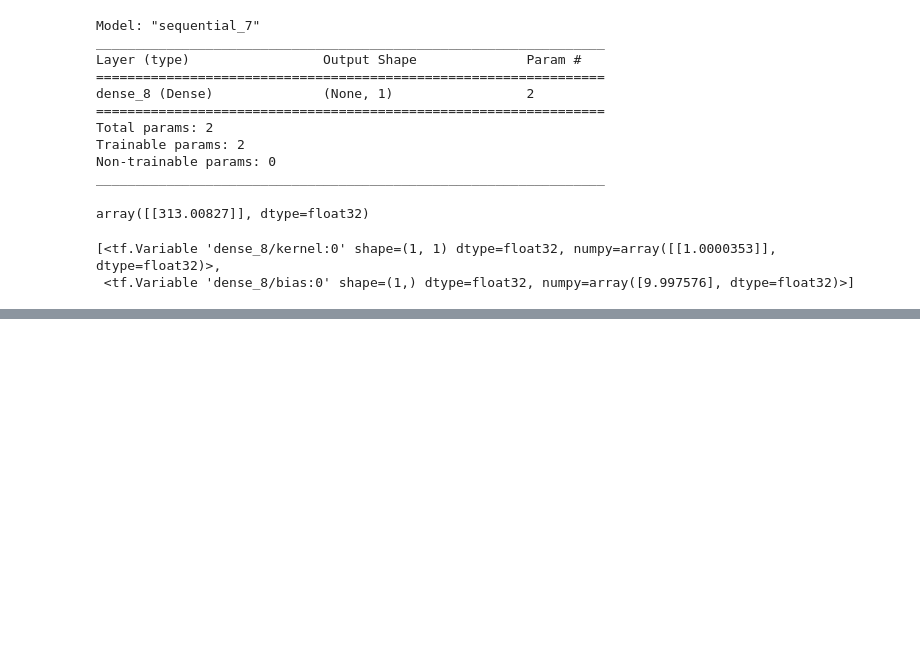
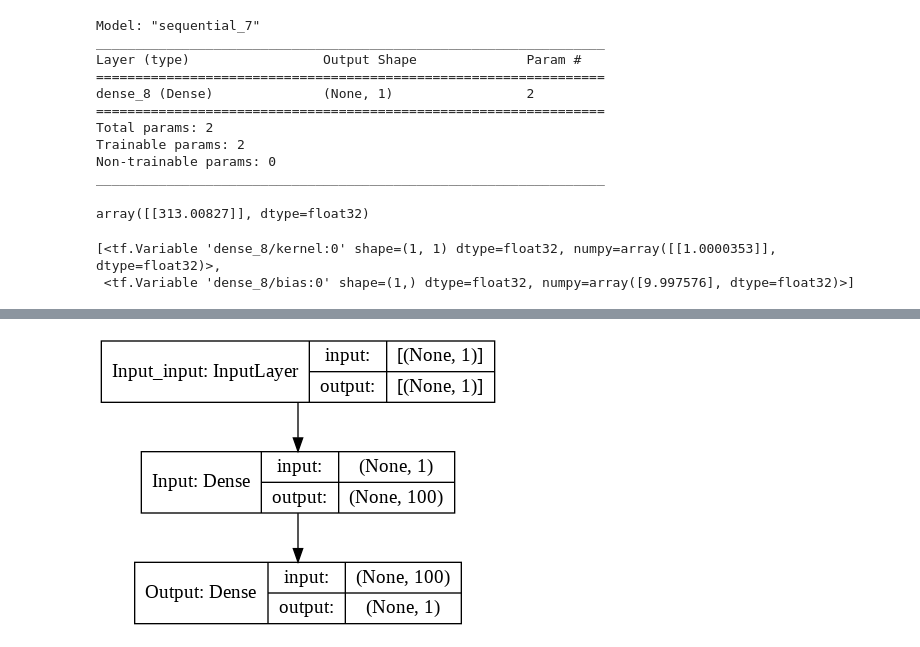
Before and after one commit to kevinsen-git/TF_Basics, a Jupyter notebook: 01_neural_network_regression_with_tensor_flow_ks.ipynb, the cells around one changed output, grey strips where cells are left out. Drawn from its saved outputs; the diff is of its cells as text; code cells hidden in the pictures; blank space fills up the shorter version.

```diff
--- a/01_neural_network_regression_with_tensor_flow_ks.ipynb
+++ b/01_neural_network_regression_with_tensor_flow_ks.ipynb
@@ -228,8 +228,8 @@ model.trainable_variables
  <tf.Variable 'dense_8/bias:0' shape=(1,) dtype=float32, numpy=array([9.997576], dtype=float32)>]
 # %%
 model = tf.keras.Sequential([
-    tf.keras.layers.Dense(100, activation="relu"),
-    tf.keras.layers.Dense(1)
+    tf.keras.layers.Dense(100, activation="relu", input_shape=[1],name="Input"),
+    tf.keras.layers.Dense(1, name="Output")
 ])
 model.compile(loss=tf.keras.losses.mae,
               optimizer=tf.keras.optimizers.Adam(learning_rate=0.01),
@@ -254,3 +254,8 @@ Total params: 301
 Trainable params: 301
 Non-trainable params: 0
 _________________________________________________________________
+# %%
+from tensorflow.keras.utils import plot_model as pm
+pm(model=model, show_shapes=True)
+# %% [output]
+[figure, added]
```
Also changed, not shown: parts of 1 cell of this notebook.
